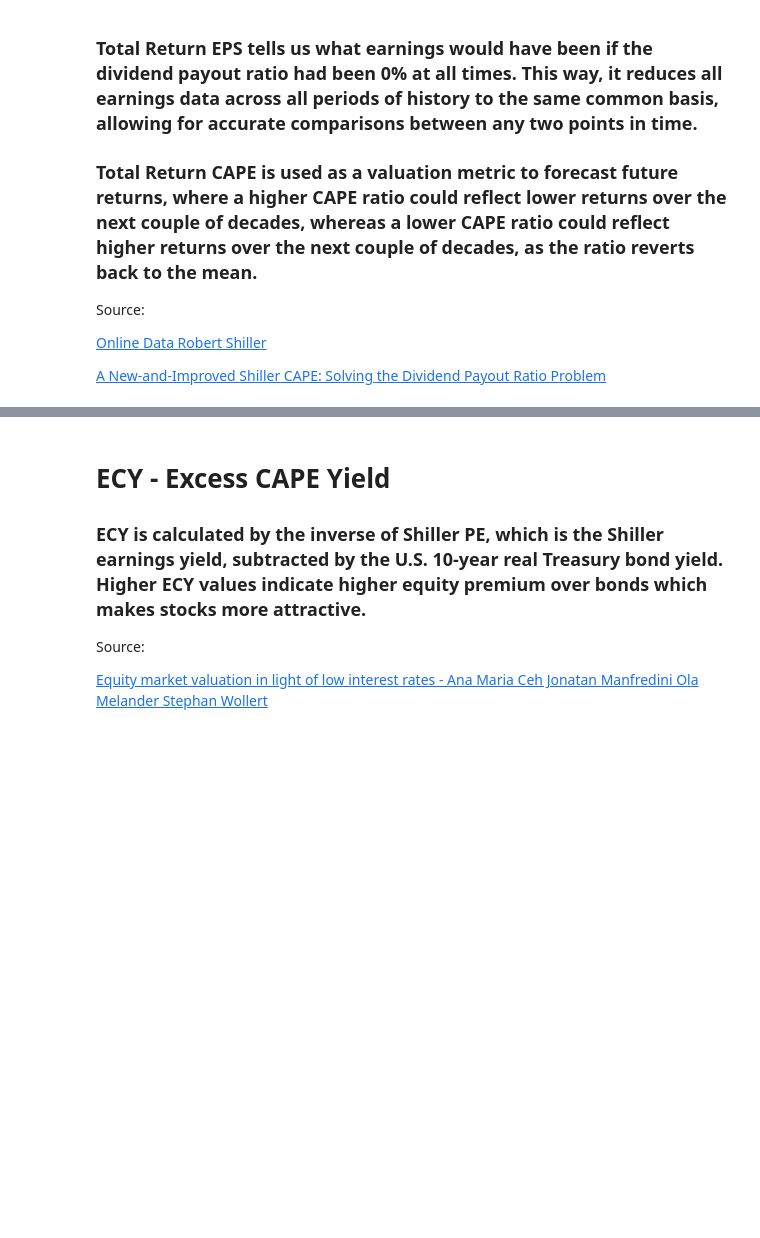
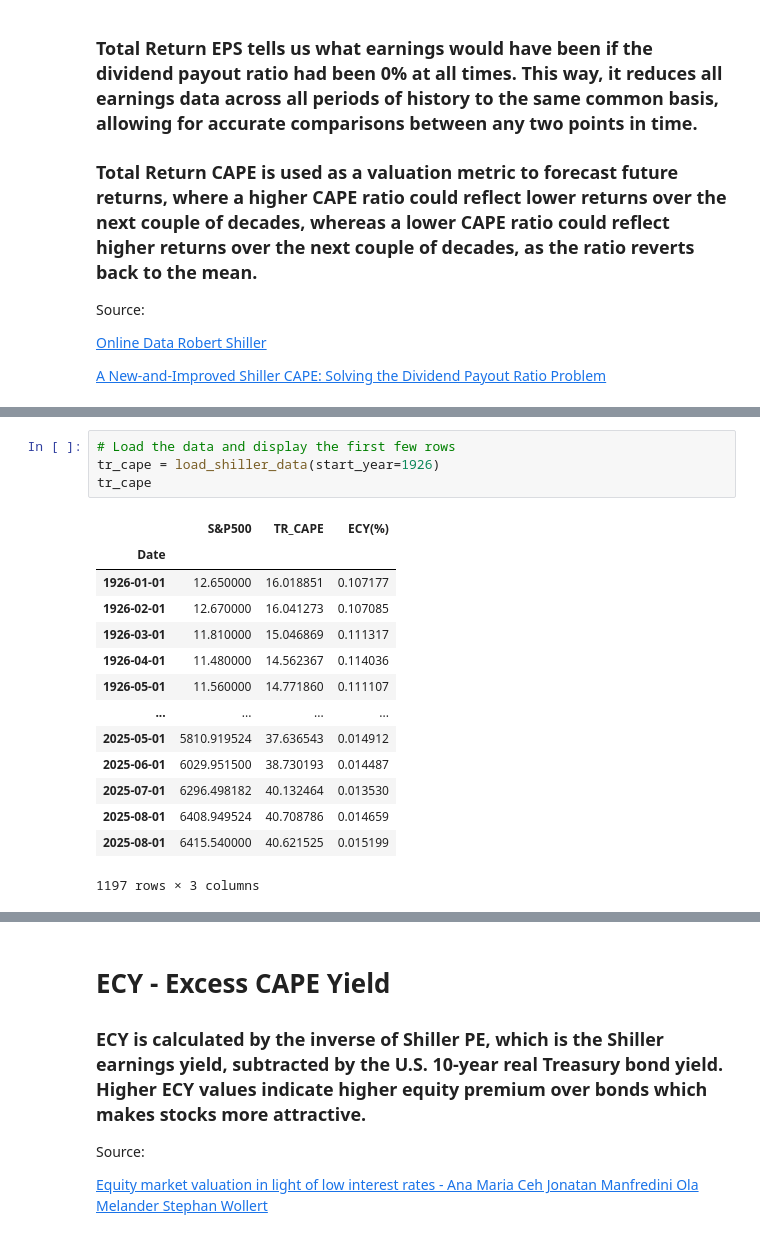
Before and after one commit to dbogatic/market_valuation, a Jupyter notebook: tr_cape.ipynb, the cells around one changed output, grey strips where cells are left out. Saved outputs shown, nothing was run; the diff lists cells and outputs as text; blank space fills up the shorter version.

Commit message:
updated shiller data loading and formatting

```diff
--- a/tr_cape.ipynb
+++ b/tr_cape.ipynb
@@ -81,3 +69,22 @@ tr_cape
+# %%
+# Load the data and display the first few rows
+tr_cape = load_shiller_data(start_year=1926)
+tr_cape
+# %% [output]
+|  | S&P500 | TR_CAPE | ECY(%) |
+| Date |  |  |  |
+| 1926-01-01 | 12.650000 | 16.018851 | 0.107177 |
+| 1926-02-01 | 12.670000 | 16.041273 | 0.107085 |
+| 1926-03-01 | 11.810000 | 15.046869 | 0.111317 |
+| 1926-04-01 | 11.480000 | 14.562367 | 0.114036 |
+| 1926-05-01 | 11.560000 | 14.771860 | 0.111107 |
+| ... | ... | ... | ... |
+| 2025-05-01 | 5810.919524 | 37.636543 | 0.014912 |
+| 2025-06-01 | 6029.951500 | 38.730193 | 0.014487 |
+| 2025-07-01 | 6296.498182 | 40.132464 | 0.013530 |
+| 2025-08-01 | 6408.949524 | 40.708786 | 0.014659 |
+| 2025-08-01 | 6415.540000 | 40.621525 | 0.015199 |
+1197 rows × 3 columns
 # %%
 # Calculate TR CAPE stats
 stats = tr_cape['TR_CAPE'].describe()
```
Also changed, not shown: parts of 10 cells of this notebook, 2 other files.
